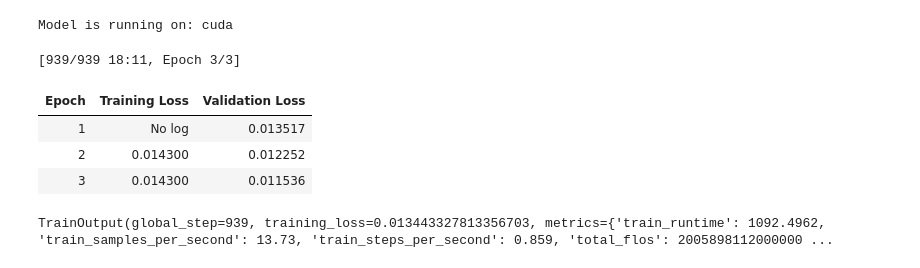
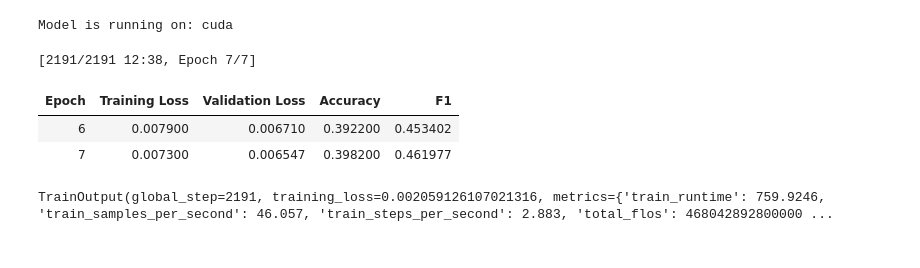
Before and after one commit to Alex-apostolo/company_tools, a Jupyter notebook: analyze.ipynb, the cells around one changed output. Cells and saved outputs as stored; diff of their text form; code cells hidden in the pictures.

```diff
--- a/analyze.ipynb
+++ b/analyze.ipynb
@@ -269,34 +273,50 @@ Model is running on: cuda
 # %%
 from transformers import TrainingArguments, Trainer
 from datasets import Dataset
+from sklearn.metrics import f1_score, accuracy_score
+import numpy as np
 
 model.to(device)
 dataset = Dataset.load_from_disk("tokenized_dataset")
 train_dataset = CustomDataset(encodings={'input_ids': dataset['input_ids'], 'attention_mask': dataset['attention_mask']}, labels=dataset['labels'])
+
+def compute_metrics(eval_pred):
+    logits, labels = eval_pred
+
+    # Apply sigmoid activation to logits (converts to probabilities)
+    probs = 1 / (1 + np.exp(-logits))
+
+    # Convert probabilities to binary predictions using threshold of 0.3
+    predictions = (probs > 0.3).astype(int)
+
+    return {
+        "accuracy": accuracy_score(labels, predictions),  # Accuracy for multilabel tasks isn't ideal
+        "f1": f1_score(labels, predictions, average="weighted"),  # Weighted F1-score is better for imbalance
+    }
 
 training_args = TrainingArguments(
     output_dir="./results",
     evaluation_strategy="epoch",
     per_device_train_batch_size=16,
     per_device_eval_batch_size=16,
-    num_train_epochs=3,
+    num_train_epochs=7,
     weight_decay=0.01,
 )
 
 trainer = Trainer(
     model=model,
     args=training_args,
     train_dataset=train_dataset,
     eval_dataset=train_dataset,  # Normally, use a separate test set
     tokenizer=tokenizer,
+    compute_metrics=compute_metrics,
 )
 
-trainer.train()
+trainer.train(resume_from_checkpoint=True)
 # %% [output]
-[939/939 18:11, Epoch 3/3]
+[2191/2191 12:38, Epoch 7/7]
-| Epoch | Training Loss | Validation Loss |
-| 1 | No log | 0.013517 |
-| 2 | 0.014300 | 0.012252 |
-| 3 | 0.014300 | 0.011536 |
+| Epoch | Training Loss | Validation Loss | Accuracy | F1 |
+| 6 | 0.007900 | 0.006710 | 0.392200 | 0.453402 |
+| 7 | 0.007300 | 0.006547 | 0.398200 | 0.461977 |
-TrainOutput(global_step=939, training_loss=0.013443327813356703, metrics={'train_runtime': 1092.4962, 'train_samples_per_second': 13.73, 'train_steps_per_second': 0.859, 'total_flos': 2005898112000000 ...
+TrainOutput(global_step=2191, training_loss=0.002059126107021316, metrics={'train_runtime': 759.9246, 'train_samples_per_second': 46.057, 'train_steps_per_second': 2.883, 'total_flos': 468042892800000 ...
 # %%
```
Also changed, not shown: parts of 10 cells of this notebook.
